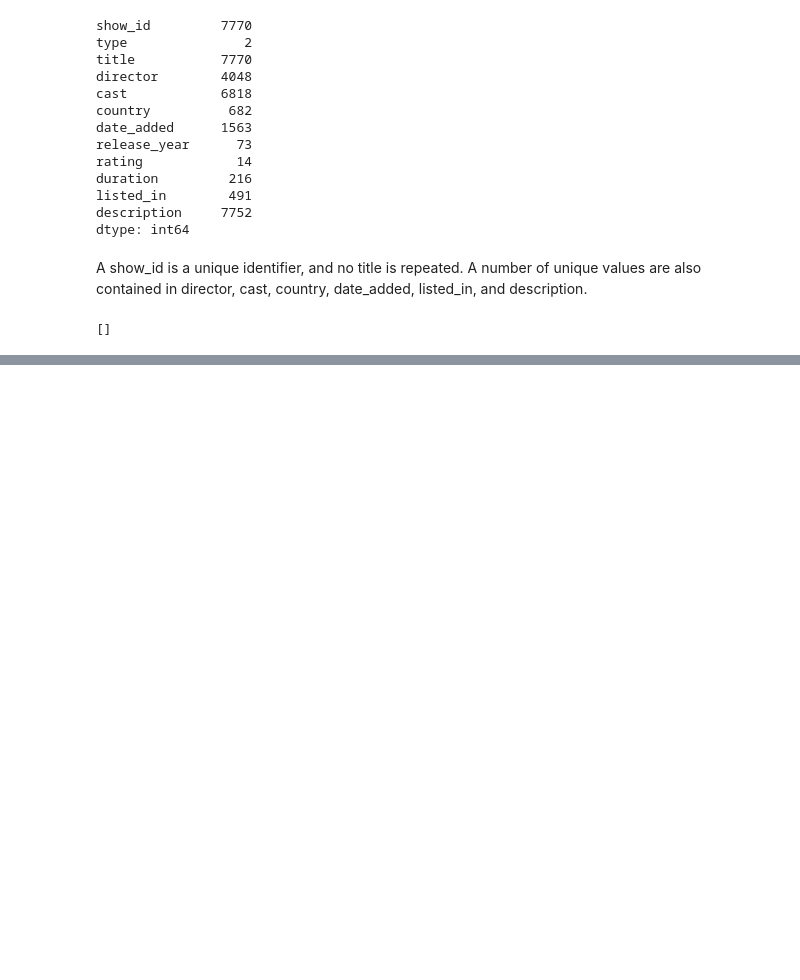
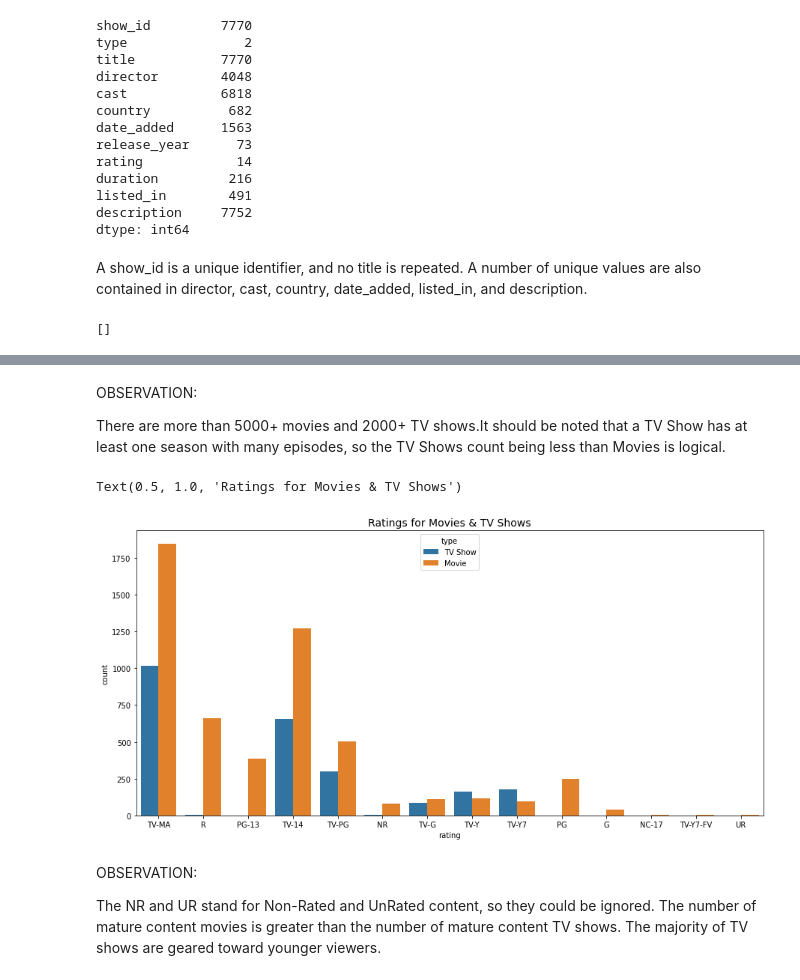
Before and after one commit to bhavya-v-sudo/NETFLIX-MOVIES-AND-TV-SHOWS-CLUSTERING, a Jupyter notebook: NETFLIX_MOVIES_AND_TV_SHOWS_CLUSTERING.ipynb, the cells around one changed output, grey strips where cells are left out. Drawn from its saved outputs; the diff is of its cells as text; code cells hidden in the pictures; blank space fills up the shorter version.

```diff
--- a/NETFLIX_MOVIES_AND_TV_SHOWS_CLUSTERING.ipynb
+++ b/NETFLIX_MOVIES_AND_TV_SHOWS_CLUSTERING.ipynb
@@ -254,0 +271,16 @@ list(netflix_df[netflix_df.duplicated()].sum(axis = 1))
+# %% [markdown]
+OBSERVATION:
+
+There are more than 5000+ movies and 2000+ TV shows.It should be noted that a TV Show has at least one season with many episodes, so the TV Shows count being less than Movies is logical.
+# %%
+# Netflix Film Ratings
+plt.figure(figsize=(15,7))
+sns.countplot(x="rating", data=netflix_df, hue='type')
+plt.title("Ratings for Movies & TV Shows", fontsize=14)
+# %% [output]
+Text(0.5, 1.0, 'Ratings for Movies & TV Shows')
+[figure, added]
+# %% [markdown]
+OBSERVATION:
+
+The NR and UR stand for Non-Rated and UnRated content, so they could be ignored. The number of mature content movies is greater than the number of mature content TV shows. The majority of TV shows are geared toward younger viewers.
```
Also changed, not shown: parts of 21 cells of this notebook.
